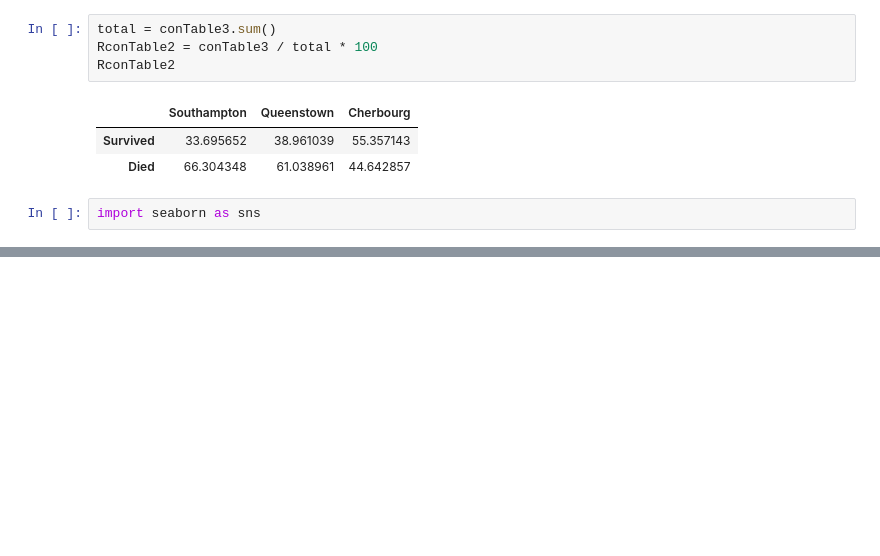
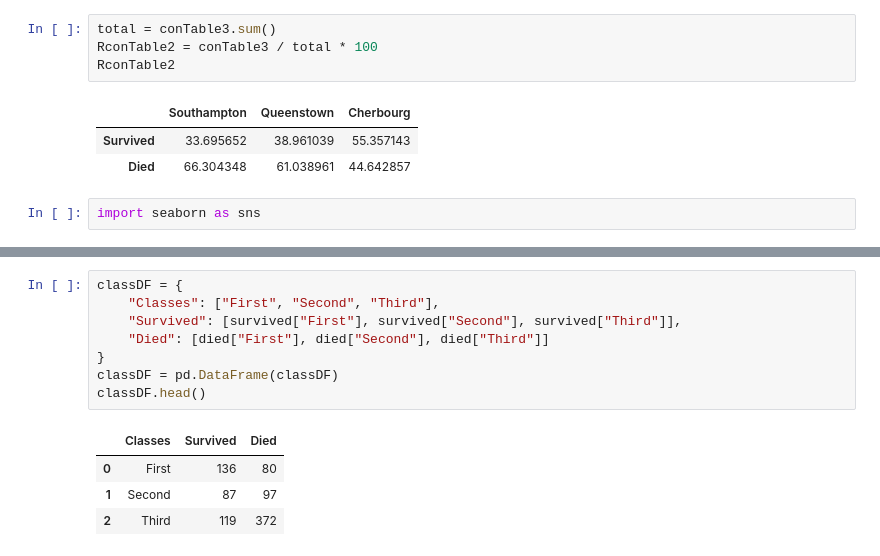
Before and after one commit to whoshilo/AI, a Jupyter notebook: Semester 1/Titanic/Titanic.ipynb, the cells around one changed output, grey strips where cells are left out. Cells and saved outputs as stored; diff of their text form; blank space fills up the shorter version.

```diff
--- a/Semester 1/Titanic/Titanic.ipynb
+++ b/Semester 1/Titanic/Titanic.ipynb
@@ -386,0 +372,13 @@ Passing `palette` without assigning `hue` is deprecated and will be removed in v
+# %%
+classDF = {
+    "Classes": ["First", "Second", "Third"],
+    "Survived": [survived["First"], survived["Second"], survived["Third"]],
+    "Died": [died["First"], died["Second"], died["Third"]]
+}
+classDF = pd.DataFrame(classDF)
+classDF.head()
+# %% [output]
+|  | Classes | Survived | Died |
+| 0 | First | 136 | 80 |
+| 1 | Second | 87 | 97 |
+| 2 | Third | 119 | 372 |
```
Also changed, not shown: parts of 8 cells of this notebook, 4 other files.
